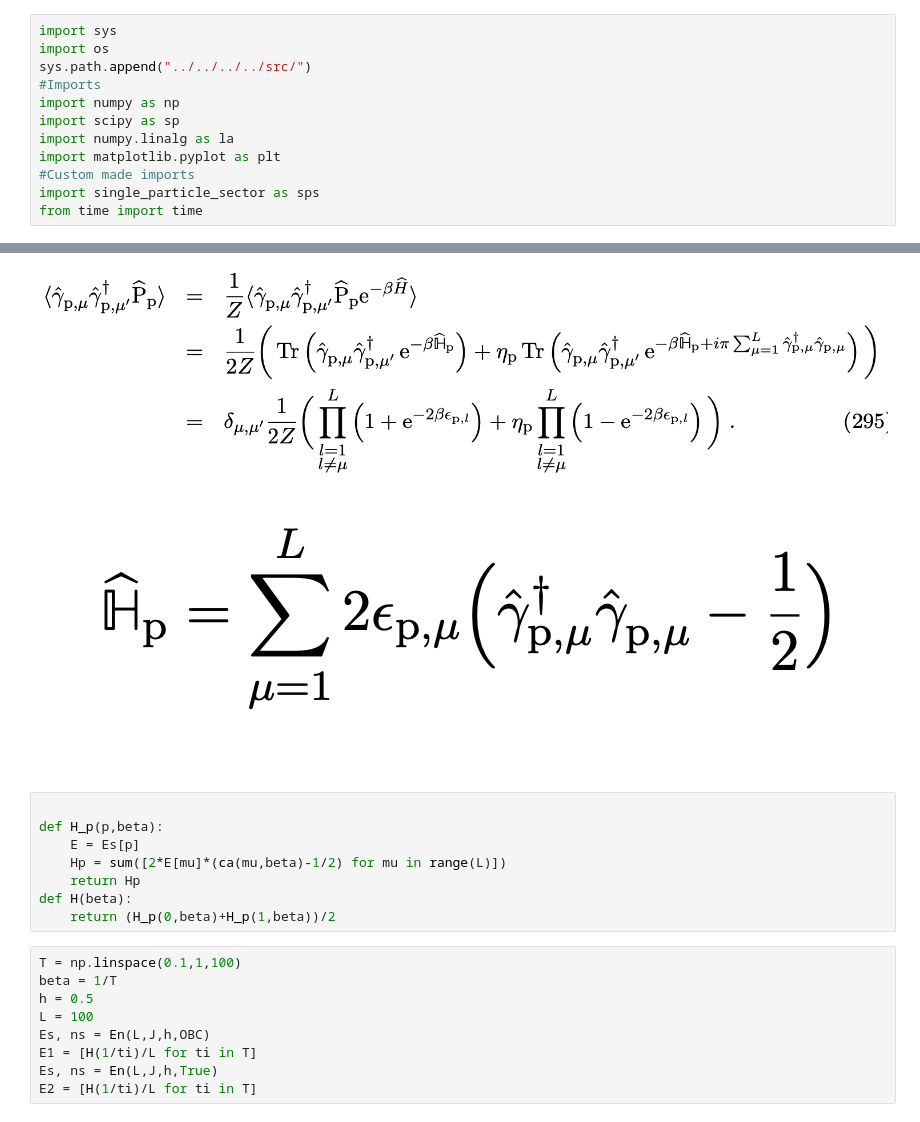
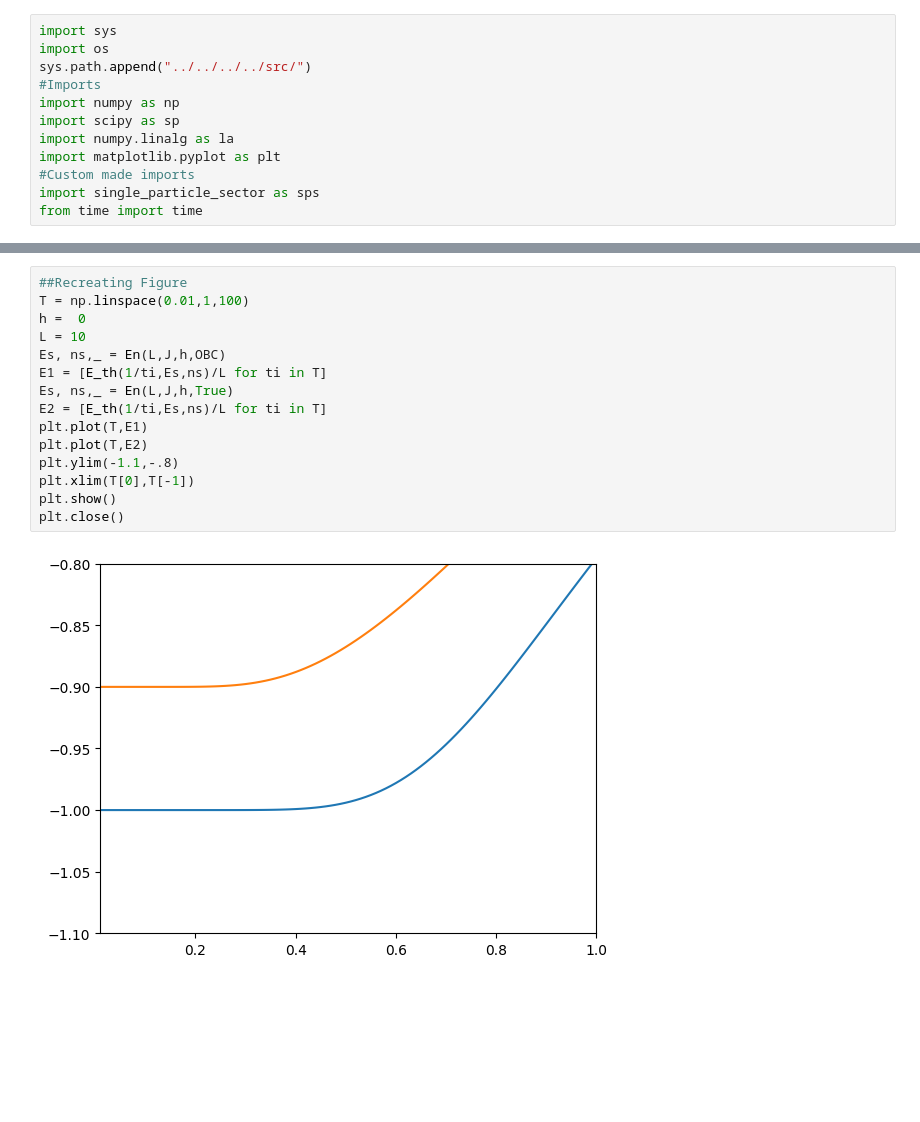
Before and after one commit to KristianMunnikhuis/subsystem_loschmidt_echo, a Jupyter notebook: scripts/mutual_info/exact_diag/Thermal Test/thermal_tests.ipynb, the cells around one changed output, grey strips where cells are left out. Saved outputs shown, nothing was run; the diff lists cells and outputs as text; blank space fills up the shorter version.

```diff
--- a/scripts/mutual_info/exact_diag/Thermal Test/thermal_tests.ipynb
+++ b/scripts/mutual_info/exact_diag/Thermal Test/thermal_tests.ipynb
@@ -118,21 +111,17 @@ def ac(mu,beta):
-# %% [markdown]
-![image.png](attachment:image.png)
-# %% [markdown]
-![image.png](attachment:image.png)
-# %%
-
-def H_p(p,beta):
-    E = Es[p]
-    Hp = sum([2*E[mu]*(ca(mu,beta)-1/2) for mu in range(L)])
-    return Hp
-def H(beta):
-    return (H_p(0,beta)+H_p(1,beta))/2
 # %%
-T = np.linspace(0.1,1,100)
-beta = 1/T
-h = 0.5
-L = 100
-Es, ns = En(L,J,h,OBC)
-E1 = [H(1/ti)/L for ti in T]
-Es, ns = En(L,J,h,True)
-E2 = [H(1/ti)/L for ti in T]
+##Recreating Figure
+T = np.linspace(0.01,1,100)
+h =  0
+L = 10
+Es, ns,_ = En(L,J,h,OBC)
+E1 = [E_th(1/ti,Es,ns)/L for ti in T]
+Es, ns,_ = En(L,J,h,True)
+E2 = [E_th(1/ti,Es,ns)/L for ti in T]
+plt.plot(T,E1)
+plt.plot(T,E2)
+plt.ylim(-1.1,-.8)
+plt.xlim(T[0],T[-1])
+plt.show()
+plt.close()
+# %% [output]
+[figure, added]
```
Also changed, not shown: parts of 16 cells of this notebook.
